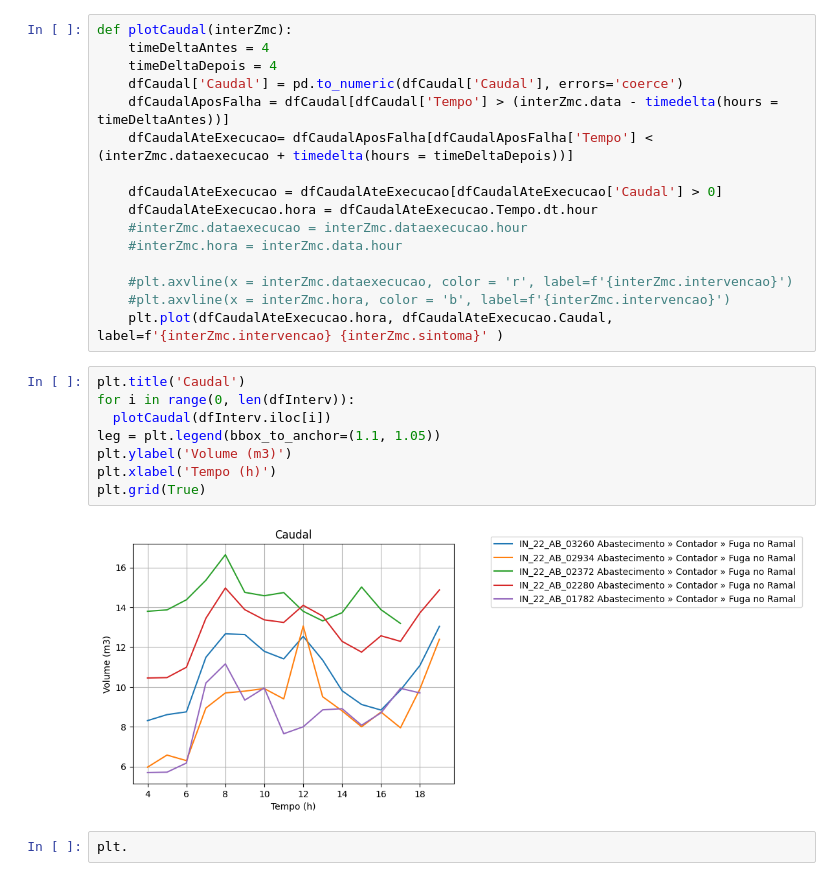
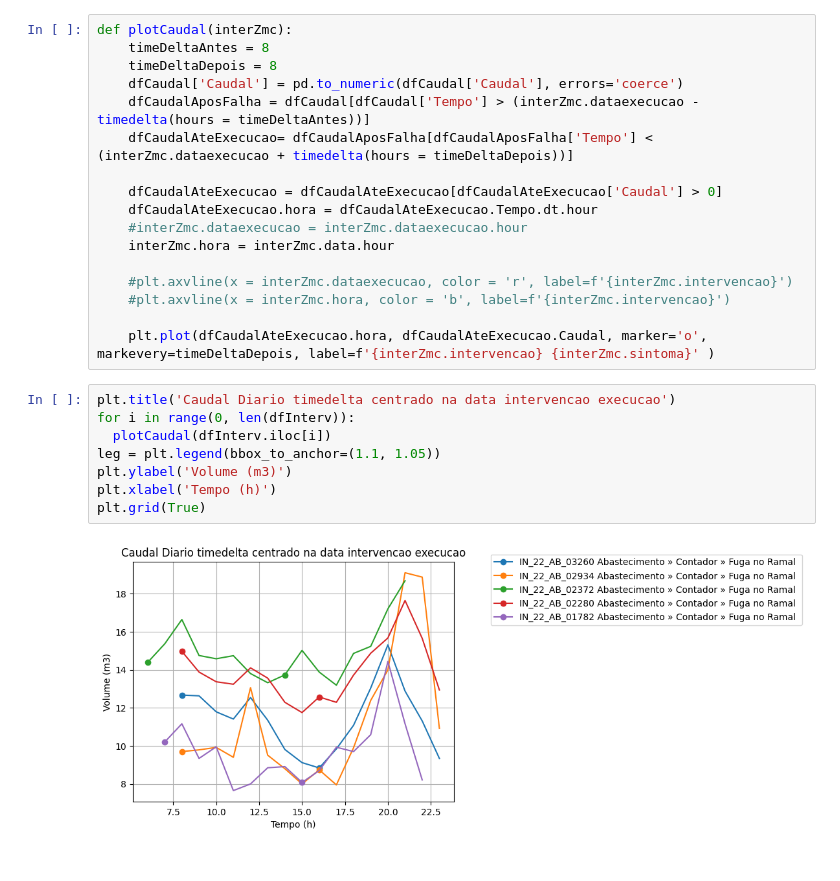
Before and after one commit to Francisc0F/projeto_licenciatura, a Jupyter notebook: caracterização de dados/Relação caudal - intervencoes ZMC Bolho.ipynb, the cells around one changed output. Drawn from its saved outputs; the diff is of its cells as text.

Commit message:
added more graphics

```diff
--- a/caracterização de dados/Relação caudal - intervencoes ZMC Bolho.ipynb
+++ b/caracterização de dados/Relação caudal - intervencoes ZMC Bolho.ipynb
@@ -47,29 +47,28 @@ dfInterv.head(20)
 | 199 | IN_22_AB_01782 | 2022-05-20 07:45:00 | 2022-05-20 15:02:49 | 01:10:29 | Abastecimento » Contador » Fuga n... | ZMC de Bolho |
 # %%
 def plotCaudal(interZmc):
-    timeDeltaAntes = 4
-    timeDeltaDepois = 4
+    timeDeltaAntes = 8
+    timeDeltaDepois = 8
     dfCaudal['Caudal'] = pd.to_numeric(dfCaudal['Caudal'], errors='coerce')
-    dfCaudalAposFalha = dfCaudal[dfCaudal['Tempo'] > (interZmc.data - timedelta(hours = timeDeltaAntes))]
+    dfCaudalAposFalha = dfCaudal[dfCaudal['Tempo'] > (interZmc.dataexecucao - timedelta(hours = timeDeltaAntes))]
     dfCaudalAteExecucao= dfCaudalAposFalha[dfCaudalAposFalha['Tempo'] < (interZmc.dataexecucao + timedelta(hours = timeDeltaDepois))]
 
     dfCaudalAteExecucao = dfCaudalAteExecucao[dfCaudalAteExecucao['Caudal'] > 0]
     dfCaudalAteExecucao.hora = dfCaudalAteExecucao.Tempo.dt.hour
     #interZmc.dataexecucao = interZmc.dataexecucao.hour
-    #interZmc.hora = interZmc.data.hour
+    interZmc.hora = interZmc.data.hour
 
     #plt.axvline(x = interZmc.dataexecucao, color = 'r', label=f'{interZmc.intervencao}')
     #plt.axvline(x = interZmc.hora, color = 'b', label=f'{interZmc.intervencao}')
-    plt.plot(dfCaudalAteExecucao.hora, dfCaudalAteExecucao.Caudal, label=f'{interZmc.intervencao} {interZmc.sintoma}' )
+
+    plt.plot(dfCaudalAteExecucao.hora, dfCaudalAteExecucao.Caudal, marker='o', markevery=timeDeltaDepois, label=f'{interZmc.intervencao} {interZmc.sintoma}' )
-# %%
-plt.title('Caudal')
-for i in range(0, len(dfInterv)):
-  plotCaudal(dfInterv.iloc[i])
-leg = plt.legend(bbox_to_anchor=(1.1, 1.05))
-plt.ylabel('Volume (m3)')
-plt.xlabel('Tempo (h)')
-plt.grid(True)
-# %% [output]
-[figure, removed]
-# %%
-plt.
+# %%
+plt.title('Caudal Diario timedelta centrado na data intervencao execucao')
+for i in range(0, len(dfInterv)):
+  plotCaudal(dfInterv.iloc[i])
+leg = plt.legend(bbox_to_anchor=(1.1, 1.05))
+plt.ylabel('Volume (m3)')
+plt.xlabel('Tempo (h)')
+plt.grid(True)
+# %% [output]
+[figure, added]
```
Also changed, not shown: parts of 6 cells of this notebook.
